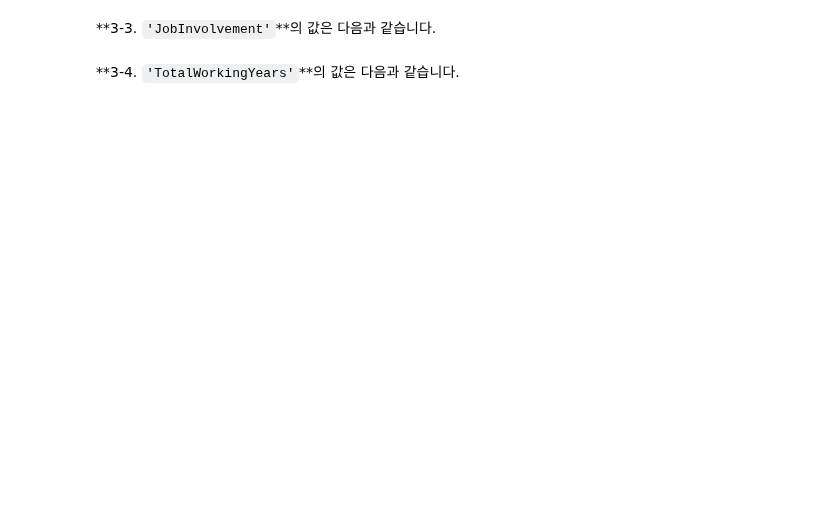
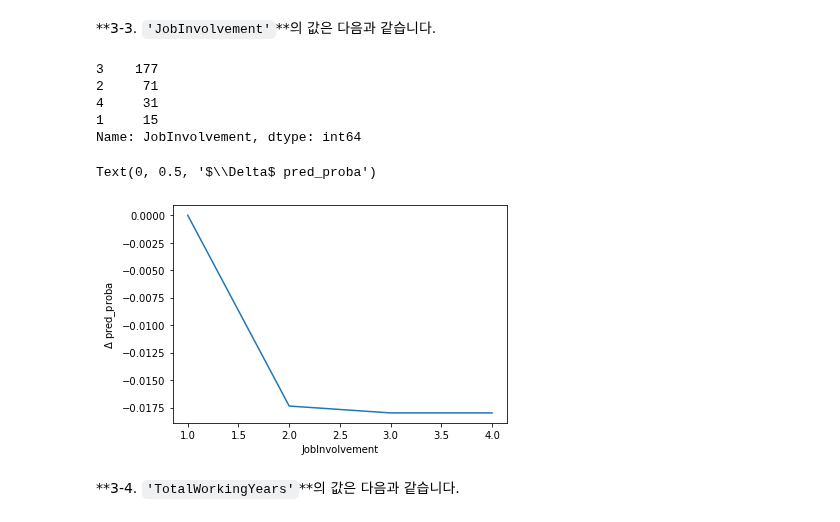
Before and after one commit to 00150/Practice-anything...., a Jupyter notebook: Untitled183_1_Practicing.ipynb, the cells around one changed output. Drawn from its saved outputs; the diff is of its cells as text; code cells hidden in the pictures; blank space fills up the shorter version.

```diff
--- a/Untitled183_1_Practicing.ipynb
+++ b/Untitled183_1_Practicing.ipynb
@@ -328,4 +355,23 @@ plt.ylabel('')
 # %% [markdown]
 **3-3. `'JobInvolvement'`**의 값은 다음과 같습니다.
+# %%
+col_name ='JobInvolvement'
+X_val_encoded[col_name].value_counts() # 범주형 변수
+# %% [output]
+3    177
+2     71
+4     31
+1     15
+Name: JobInvolvement, dtype: int64
+# %%
+ice_plot(col_name)
+
+# 시각화
+plt.plot(column_test_range, results)
+plt.xlabel(col_name)
+plt.ylabel("$\Delta$ pred_proba")
+# %% [output]
+Text(0, 0.5, '$\\Delta$ pred_proba')
+[figure, added]
 # %% [markdown]
 **3-4. `'TotalWorkingYears'`**의 값은 다음과 같습니다.
```
Also changed, not shown: parts of 12 cells of this notebook.
